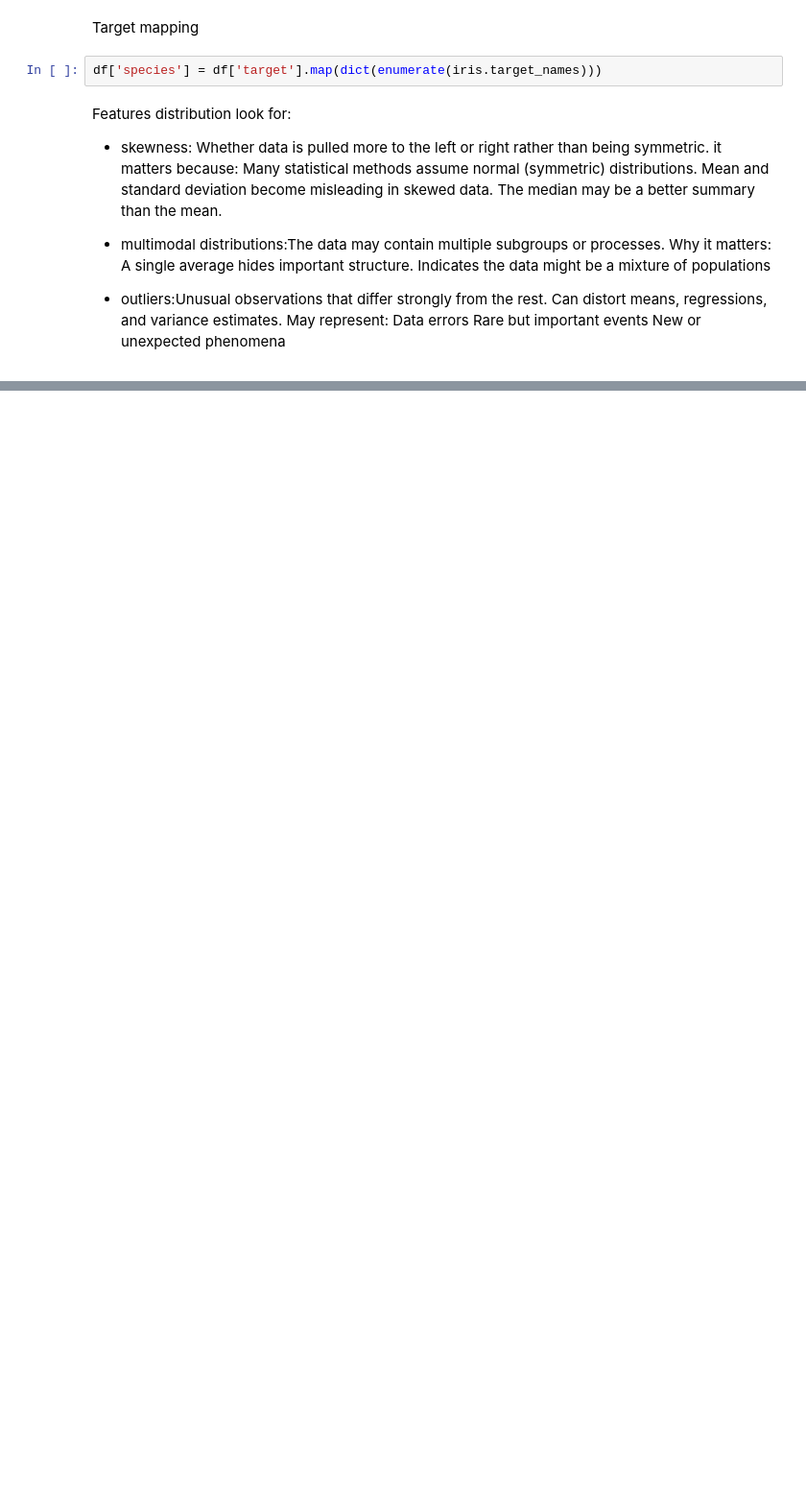
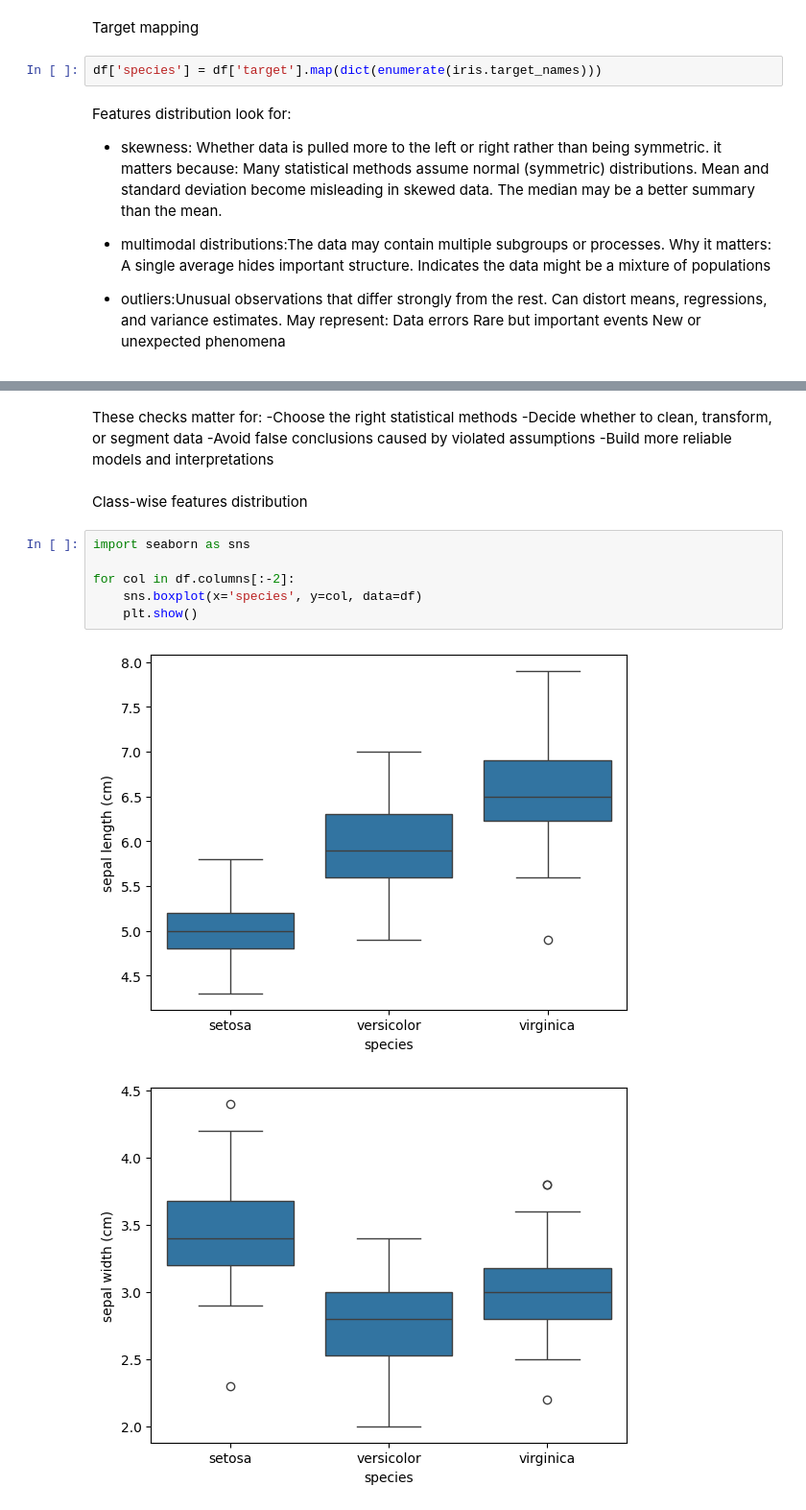
Before and after one commit to jacoopec/MachineLearning, a Jupyter notebook: DataExplorClean/Iris/irisDt.ipynb, the cells around one changed output, grey strips where cells are left out. Shown at 96% size. Cells and saved outputs as stored; diff of their text form; blank space fills up the shorter version.

```diff
--- a/DataExplorClean/Iris/irisDt.ipynb
+++ b/DataExplorClean/Iris/irisDt.ipynb
@@ -63,0 +149,17 @@ plt.show()
+# %% [markdown]
+These checks matter for:
+-Choose the right statistical methods
+-Decide whether to clean, transform, or segment data
+-Avoid false conclusions caused by violated assumptions
+-Build more reliable models and interpretations
+# %% [markdown]
+Class-wise features distribution
+# %%
+import seaborn as sns
+
+for col in df.columns[:-2]:
+    sns.boxplot(x='species', y=col, data=df)
+    plt.show()
+# %% [output]
+[figure, added]
+[figure, added]
```
Also changed, not shown: parts of 36 cells of this notebook, 1 other file.
